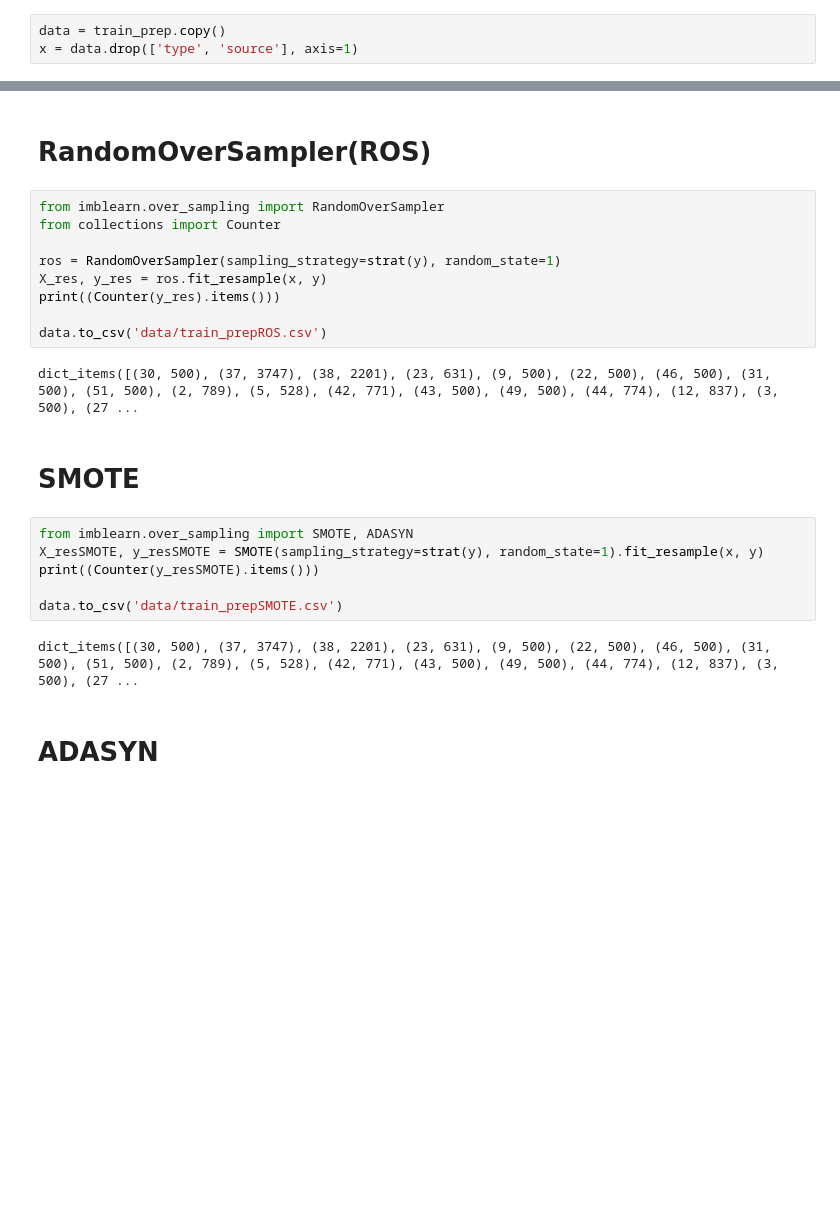
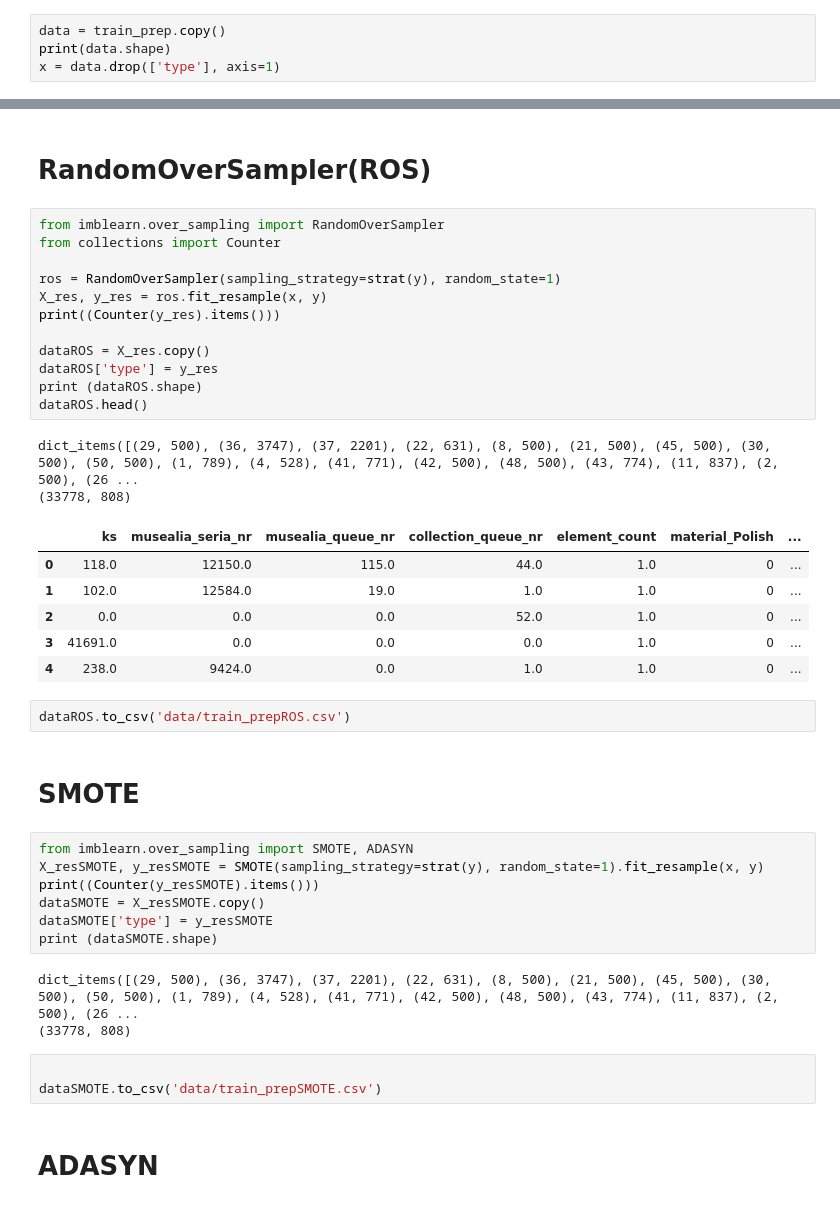
Before and after one commit to tillwenke/museum_item_classification, a Jupyter notebook: rebalancing.ipynb, the cells around one changed output, grey strips where cells are left out. Saved outputs shown, nothing was run; the diff lists cells and outputs as text; blank space fills up the shorter version.

```diff
--- a/rebalancing.ipynb
+++ b/rebalancing.ipynb
@@ -31,5 +31,6 @@ train_prep = pd.read_csv('data/train_prepared.csv', index_col='id', dtype={'type
 from sklearn.preprocessing import LabelEncoder
 # %%
 data = train_prep.copy()
-x = data.drop(['type', 'source'], axis=1)
+print(data.shape)
+x = data.drop(['type'], axis=1)
 # %% [output]
@@ -56,24 +57,41 @@ def strat(data):
 # %%
 from imblearn.over_sampling import RandomOverSampler
 from collections import Counter
 
 ros = RandomOverSampler(sampling_strategy=strat(y), random_state=1)
 X_res, y_res = ros.fit_resample(x, y)
 print((Counter(y_res).items()))
 
-data.to_csv('data/train_prepROS.csv')
+dataROS = X_res.copy()
+dataROS['type'] = y_res
+print (dataROS.shape)
+dataROS.head()
 # %% [output]
-dict_items([(30, 500), (37, 3747), (38, 2201), (23, 631), (9, 500), (22, 500), (46, 500), (31, 500), (51, 500), (2, 789), (5, 528), (42, 771), (43, 500), (49, 500), (44, 774), (12, 837), (3, 500), (27 ...
+dict_items([(29, 500), (36, 3747), (37, 2201), (22, 631), (8, 500), (21, 500), (45, 500), (30, 500), (50, 500), (1, 789), (4, 528), (41, 771), (42, 500), (48, 500), (43, 774), (11, 837), (2, 500), (26 ...
+(33778, 808)
+|  | ks | musealia_seria_nr | musealia_queue_nr | collection_queue_nr | element_count | material_Polish | ... |
+| 0 | 118.0 | 12150.0 | 115.0 | 44.0 | 1.0 | 0 | ... |
+| 1 | 102.0 | 12584.0 | 19.0 | 1.0 | 1.0 | 0 | ... |
+| 2 | 0.0 | 0.0 | 0.0 | 52.0 | 1.0 | 0 | ... |
+| 3 | 41691.0 | 0.0 | 0.0 | 0.0 | 1.0 | 0 | ... |
+| 4 | 238.0 | 9424.0 | 0.0 | 1.0 | 1.0 | 0 | ... |
+# %%
+dataROS.to_csv('data/train_prepROS.csv')
 # %% [markdown]
 # SMOTE
 # %%
 from imblearn.over_sampling import SMOTE, ADASYN
 X_resSMOTE, y_resSMOTE = SMOTE(sampling_strategy=strat(y), random_state=1).fit_resample(x, y)
 print((Counter(y_resSMOTE).items()))
-
-data.to_csv('data/train_prepSMOTE.csv')
+dataSMOTE = X_resSMOTE.copy()
+dataSMOTE['type'] = y_resSMOTE
+print (dataSMOTE.shape)
 # %% [output]
-dict_items([(30, 500), (37, 3747), (38, 2201), (23, 631), (9, 500), (22, 500), (46, 500), (31, 500), (51, 500), (2, 789), (5, 528), (42, 771), (43, 500), (49, 500), (44, 774), (12, 837), (3, 500), (27 ...
+dict_items([(29, 500), (36, 3747), (37, 2201), (22, 631), (8, 500), (21, 500), (45, 500), (30, 500), (50, 500), (1, 789), (4, 528), (41, 771), (42, 500), (48, 500), (43, 774), (11, 837), (2, 500), (26 ...
+(33778, 808)
+# %%
+
+dataSMOTE.to_csv('data/train_prepSMOTE.csv')
 # %% [markdown]
 # ADASYN
 # %%
```
Also changed, not shown: parts of 1 cell of this notebook, 3 other files.
